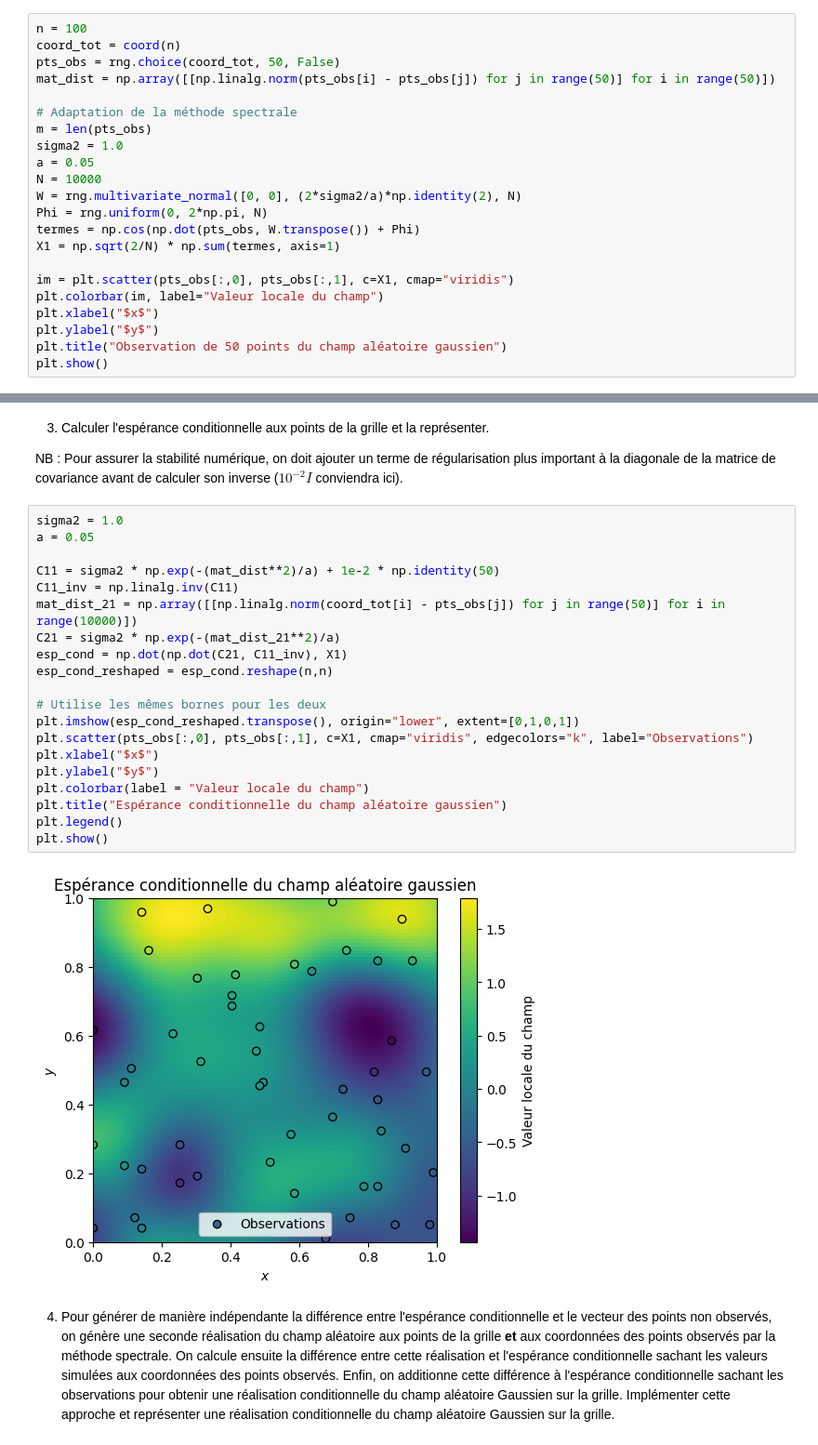
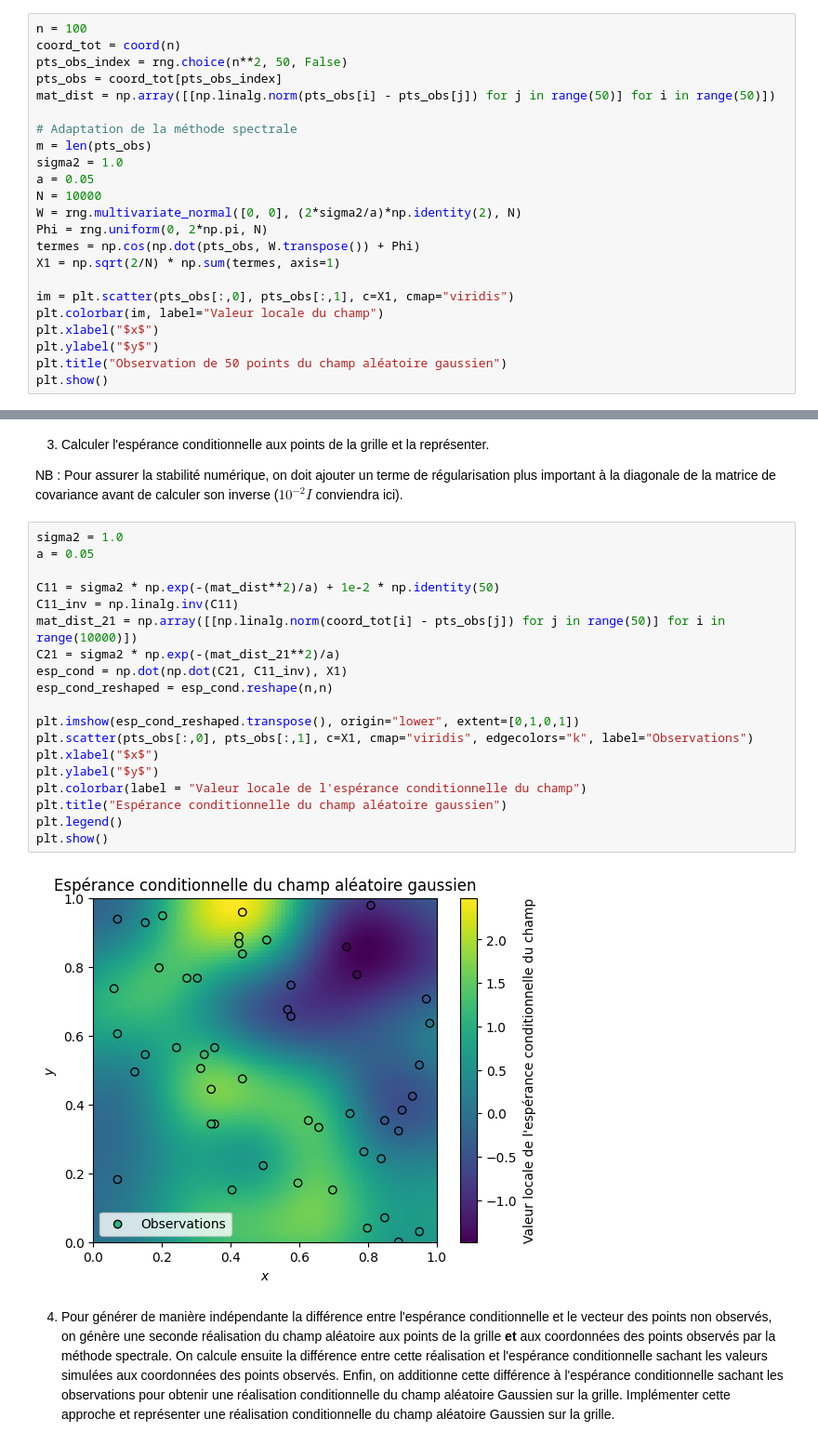
Before and after one commit to louismaguer/projet-maths-info, a Jupyter notebook: projet-probas/Projet Probabilités.ipynb, the cells around one changed output, grey strips where cells are left out. Shown at 93% size. Saved outputs shown, nothing was run; the diff lists cells and outputs as text.

```diff
--- a/projet-probas/Projet Probabilités.ipynb
+++ b/projet-probas/Projet Probabilités.ipynb
@@ -458,7 +458,8 @@ On va donc chercher à simuler directement cette différence pour obtenir des r
 # %%
 n = 100
 coord_tot = coord(n)
-pts_obs = rng.choice(coord_tot, 50, False)
+pts_obs_index = rng.choice(n**2, 50, False)
+pts_obs = coord_tot[pts_obs_index]
 mat_dist = np.array([[np.linalg.norm(pts_obs[i] - pts_obs[j]) for j in range(50)] for i in range(50)])
 
 # Adaptation de la méthode spectrale
@@ -487,24 +488,23 @@ NB : Pour assurer la stabilité numérique, on doit ajouter un terme de régular
 # %%
 sigma2 = 1.0
 a = 0.05
 
 C11 = sigma2 * np.exp(-(mat_dist**2)/a) + 1e-2 * np.identity(50)
 C11_inv = np.linalg.inv(C11)
 mat_dist_21 = np.array([[np.linalg.norm(coord_tot[i] - pts_obs[j]) for j in range(50)] for i in range(10000)])
 C21 = sigma2 * np.exp(-(mat_dist_21**2)/a)
 esp_cond = np.dot(np.dot(C21, C11_inv), X1)
 esp_cond_reshaped = esp_cond.reshape(n,n)
 
-# Utilise les mêmes bornes pour les deux
 plt.imshow(esp_cond_reshaped.transpose(), origin="lower", extent=[0,1,0,1])
 plt.scatter(pts_obs[:,0], pts_obs[:,1], c=X1, cmap="viridis", edgecolors="k", label="Observations")
 plt.xlabel("$x$")
 plt.ylabel("$y$")
-plt.colorbar(label = "Valeur locale du champ")
+plt.colorbar(label = "Valeur locale de l'espérance conditionnelle du champ")
 plt.title("Espérance conditionnelle du champ aléatoire gaussien")
 plt.legend()
 plt.show()
 # %% [output]
-[figure, old version]
+[figure, new version]
 # %% [markdown]
 4. Pour générer de manière indépendante la différence entre l'espérance conditionnelle et le vecteur des points non observés, on génère une seconde réalisation du champ aléatoire aux points de la grille **et** aux coordonnées des points observés par la méthode spectrale. On calcule ensuite la différence entre cette réalisation et l'espérance conditionnelle sachant les valeurs simulées aux coordonnées des points observés. Enfin, on additionne cette différence à l'espérance conditionnelle sachant les observations pour obtenir une réalisation conditionnelle du champ aléatoire Gaussien sur la grille. Implémenter cette approche et représenter une réalisation conditionnelle du champ aléatoire Gaussien sur la grille.
```
Also changed, not shown: parts of 2 cells of this notebook, 1 other file.
